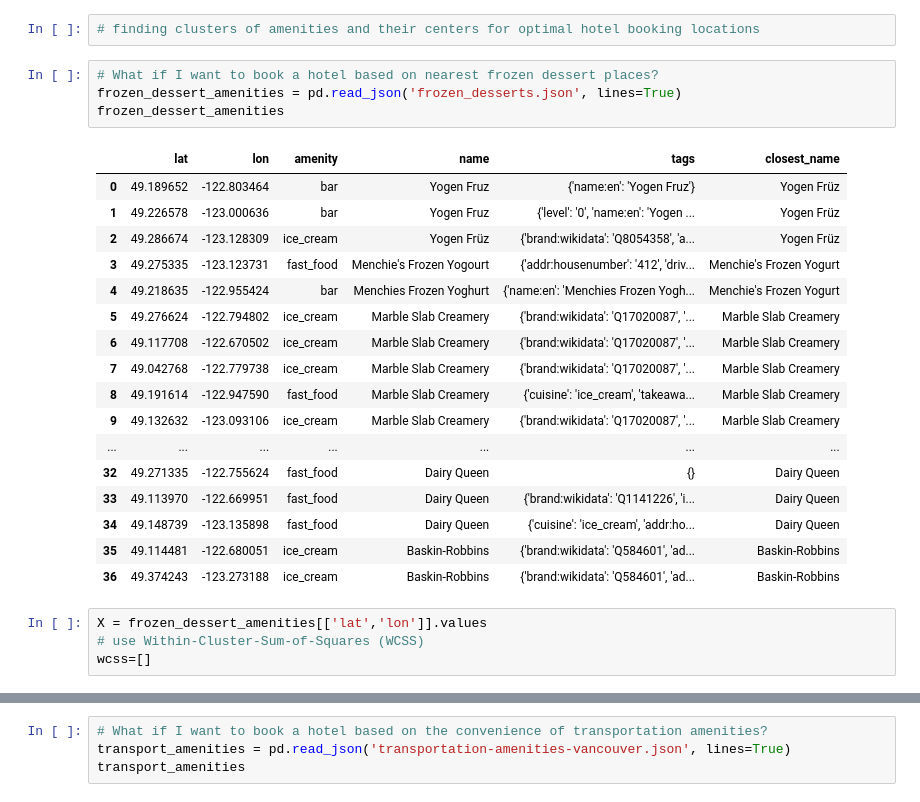
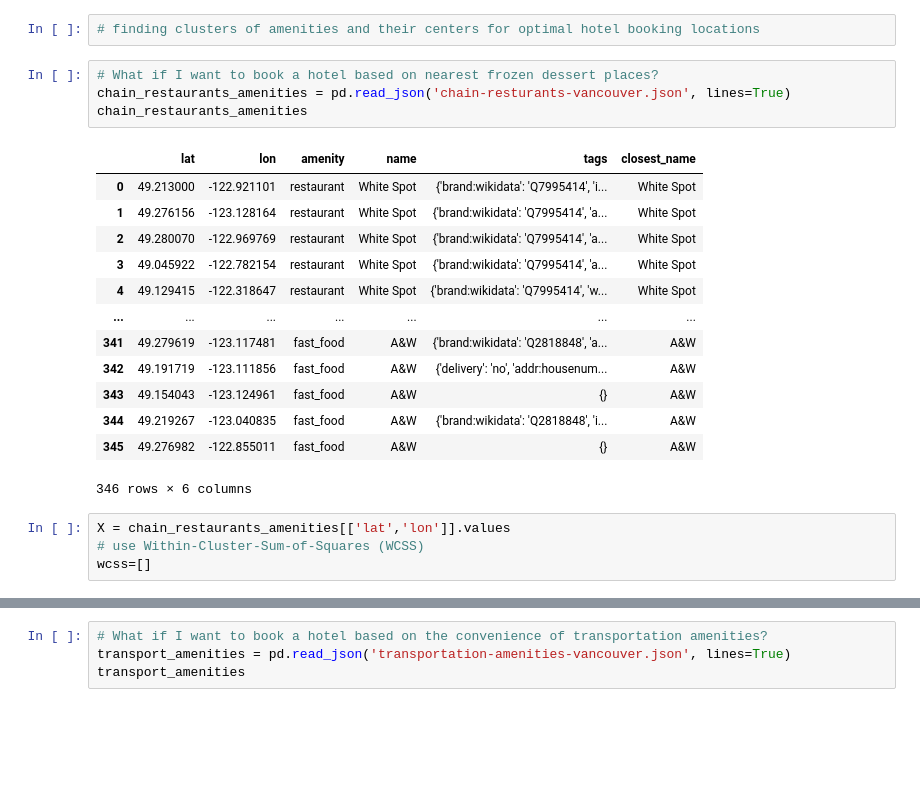
Before and after one commit to amayzheng98/Vancouver-Amenities-Cleaner, a Jupyter notebook: cluster-nearest-hotels.ipynb, the cells around one changed output, grey strips where cells are left out. Cells and saved outputs as stored; diff of their text form; blank space fills up the shorter version.

```diff
--- a/cluster-nearest-hotels.ipynb
+++ b/cluster-nearest-hotels.ipynb
@@ -8,28 +8,24 @@ import matplotlib.pyplot as plt
 # finding clusters of amenities and their centers for optimal hotel booking locations
 # %%
 # What if I want to book a hotel based on nearest frozen dessert places?
-frozen_dessert_amenities = pd.read_json('frozen_desserts.json', lines=True)
-frozen_dessert_amenities
+chain_restaurants_amenities = pd.read_json('chain-resturants-vancouver.json', lines=True)
+chain_restaurants_amenities
 # %% [output]
 |  | lat | lon | amenity | name | tags | closest_name |
-| 0 | 49.189652 | -122.803464 | bar | Yogen Fruz | {'name:en': 'Yogen Fruz'} | Yogen Früz |
-| 1 | 49.226578 | -123.000636 | bar | Yogen Fruz | {'level': '0', 'name:en': 'Yogen ... | Yogen Früz |
-| 2 | 49.286674 | -123.128309 | ice_cream | Yogen Früz | {'brand:wikidata': 'Q8054358', 'a... | Yogen Früz |
-| 3 | 49.275335 | -123.123731 | fast_food | Menchie's Frozen Yogourt | {'addr:housenumber': '412', 'driv... | Menchie's Frozen Yogurt |
-| 4 | 49.218635 | -122.955424 | bar | Menchies Frozen Yoghurt | {'name:en': 'Menchies Frozen Yogh... | Menchie's Frozen Yogurt |
-| 5 | 49.276624 | -122.794802 | ice_cream | Marble Slab Creamery | {'brand:wikidata': 'Q17020087', '... | Marble Slab Creamery |
-| 6 | 49.117708 | -122.670502 | ice_cream | Marble Slab Creamery | {'brand:wikidata': 'Q17020087', '... | Marble Slab Creamery |
-| 7 | 49.042768 | -122.779738 | ice_cream | Marble Slab Creamery | {'brand:wikidata': 'Q17020087', '... | Marble Slab Creamery |
-| 8 | 49.191614 | -122.947590 | fast_food | Marble Slab Creamery | {'cuisine': 'ice_cream', 'takeawa... | Marble Slab Creamery |
-| 9 | 49.132632 | -123.093106 | ice_cream | Marble Slab Creamery | {'brand:wikidata': 'Q17020087', '... | Marble Slab Creamery |
+| 0 | 49.213000 | -122.921101 | restaurant | White Spot | {'brand:wikidata': 'Q7995414', 'i... | White Spot |
+| 1 | 49.276156 | -123.128164 | restaurant | White Spot | {'brand:wikidata': 'Q7995414', 'a... | White Spot |
+| 2 | 49.280070 | -122.969769 | restaurant | White Spot | {'brand:wikidata': 'Q7995414', 'a... | White Spot |
+| 3 | 49.045922 | -122.782154 | restaurant | White Spot | {'brand:wikidata': 'Q7995414', 'a... | White Spot |
+| 4 | 49.129415 | -122.318647 | restaurant | White Spot | {'brand:wikidata': 'Q7995414', 'w... | White Spot |
 | ... | ... | ... | ... | ... | ... | ... |
-| 32 | 49.271335 | -122.755624 | fast_food | Dairy Queen | {} | Dairy Queen |
-| 33 | 49.113970 | -122.669951 | fast_food | Dairy Queen | {'brand:wikidata': 'Q1141226', 'i... | Dairy Queen |
-| 34 | 49.148739 | -123.135898 | fast_food | Dairy Queen | {'cuisine': 'ice_cream', 'addr:ho... | Dairy Queen |
-| 35 | 49.114481 | -122.680051 | ice_cream | Baskin-Robbins | {'brand:wikidata': 'Q584601', 'ad... | Baskin-Robbins |
-| 36 | 49.374243 | -123.273188 | ice_cream | Baskin-Robbins | {'brand:wikidata': 'Q584601', 'ad... | Baskin-Robbins |
+| 341 | 49.279619 | -123.117481 | fast_food | A&W | {'brand:wikidata': 'Q2818848', 'a... | A&W |
+| 342 | 49.191719 | -123.111856 | fast_food | A&W | {'delivery': 'no', 'addr:housenum... | A&W |
+| 343 | 49.154043 | -123.124961 | fast_food | A&W | {} | A&W |
+| 344 | 49.219267 | -123.040835 | fast_food | A&W | {'brand:wikidata': 'Q2818848', 'i... | A&W |
+| 345 | 49.276982 | -122.855011 | fast_food | A&W | {} | A&W |
+346 rows × 6 columns
 # %%
-X = frozen_dessert_amenities[['lat','lon']].values
+X = chain_restaurants_amenities[['lat','lon']].values
 # use Within-Cluster-Sum-of-Squares (WCSS)
 wcss=[]
 # %%
```
Also changed, not shown: parts of 21 cells of this notebook, 2 other files.
